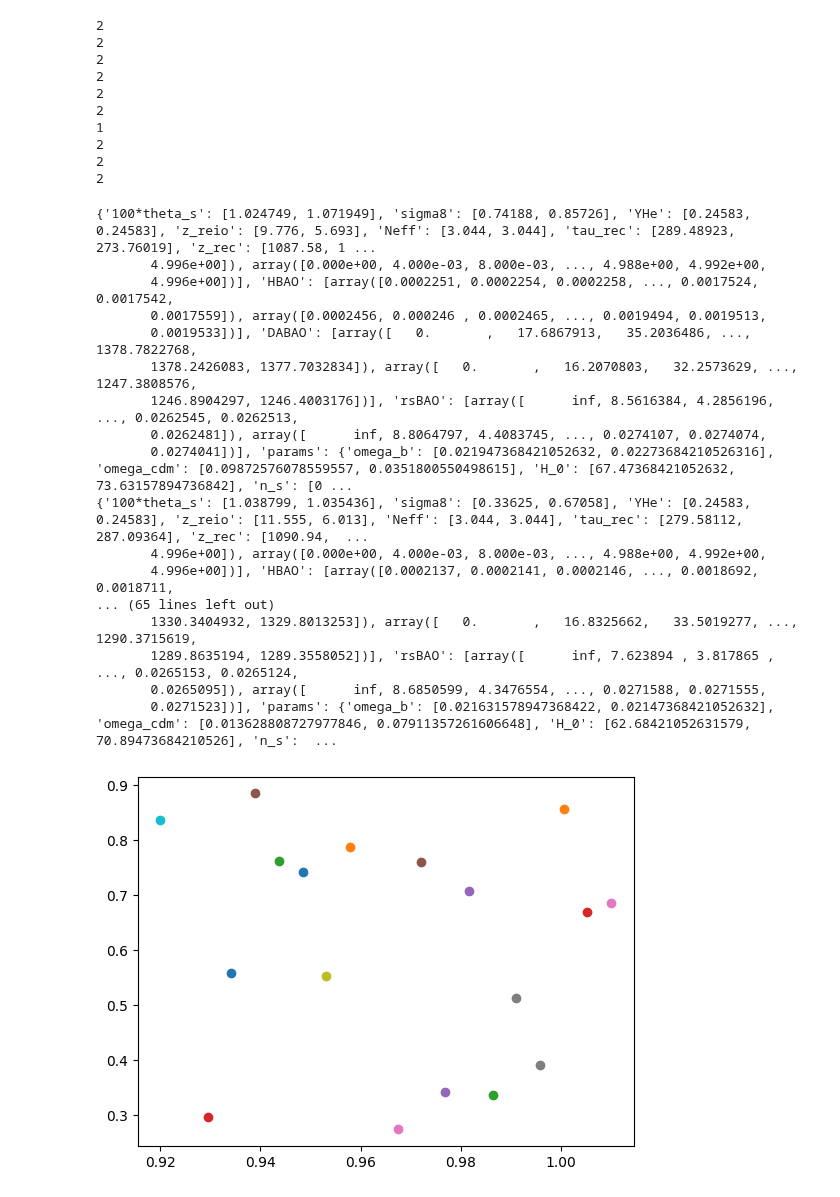
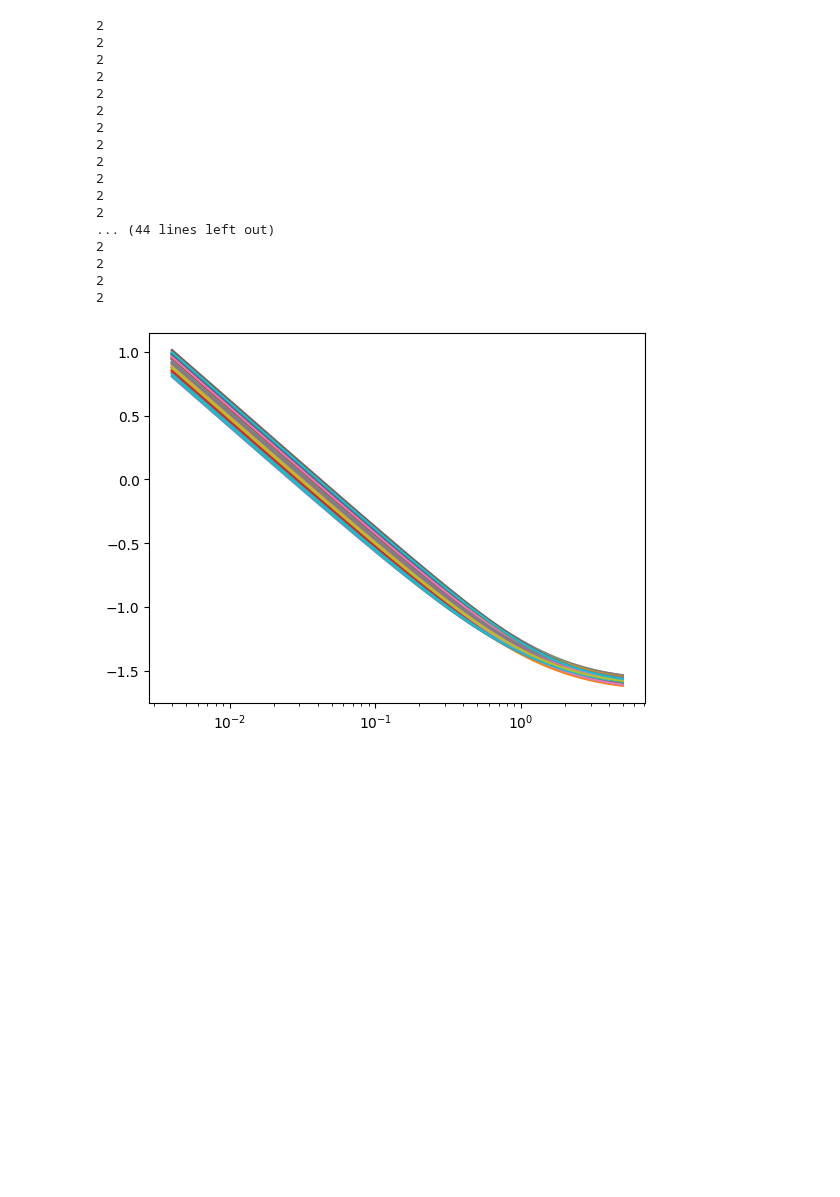
Before and after one commit to keirkwame/axionEmu, a Jupyter notebook: emulator_NN_derived_params_training.ipynb, the cells around one changed output. Cells and saved outputs as stored; diff of their text form; code cells hidden in the pictures; blank space fills up the shorter version.

```diff
--- a/emulator_NN_derived_params_training.ipynb
+++ b/emulator_NN_derived_params_training.ipynb
@@ -46,11 +46,11 @@ with tf.device('/device:GPU:0'):
 with tf.device('/device:GPU:0'):
     import pickle
     collection_list = []
-    num_pkl_files = 10 #Set this number to loop over all the .pkl files that you generated
+    num_pkl_files = 60 #Set this number to loop over all the .pkl files that you generated
     c_ell_name = 'sigma8' #C_tt' #Pick which C_ell you would like to emulate
 
     for i in np.linspace(0, num_pkl_files-1,num_pkl_files):
-        f = open('/home/keir/keir/data_derived_params_LH_ACT_DR6_TTTEEEPP_derived_20_axion_'+str(int(i))+'.pkl', 'rb') #C_ell
+        f = open('/home/keir/keir/data_derived_params_LH_ACT_DR6_TTTEEEPP_200k_axion_'+str(int(i))+'.pkl', 'rb') #C_ell
         collection = pickle.load(f)
         f.close()
         print(len(collection[c_ell_name]))
@@ -65,41 +65,31 @@ with tf.device('/device:GPU:0'):
 2
 2
 2
-1
 2
 2
 2
+2
+2
+2
+... (44 lines left out)
+2
+2
+2
+2
 # %%
 #for i in range(2):
 #    print(collection_list[i])
-for i in np.array([0,1,2,3,4,5,7,8,9]):
-    for j in range(2):
-        #plt.plot(collection_list[i]['zBAO'][j], collection_list[i]['rsBAO'][j]) #* 1.e+7 / (2. * 3.14)
-        plt.scatter(collection_list[i]['params']['n_s'][j], collection_list[i]['sigma8'][j])
-        #plt.plot(collection_list[i]['zBAO'][j], np.log10(collection_list[i]['DABAO'][j]))
-    print(collection_list[i]) #['HBAO'])
+for i in range(60):
+    for j in range(1):
+        #plt.plot(collection_list[i]['zBAO'][j], collection_list[i]['HBAO'][j]) #* 1.e+7 / (2. * 3.14)
+        #plt.scatter(collection_list[i]['params']['n_s'][j], collection_list[i]['sigma8'][j])
+        plt.plot(collection_list[i]['zBAO'][j], np.log10(collection_list[i]['rsBAO'][j]))
+    #print(collection_list[i]) #['HBAO'])
     #print(len(collection_list[i]['HBAO']))
-#plt.xscale('log')
+plt.xscale('log')
 #plt.yscale('log')
 # %% [output]
-{'100*theta_s': [1.024749, 1.071949], 'sigma8': [0.74188, 0.85726], 'YHe': [0.24583, 0.24583], 'z_reio': [9.776, 5.693], 'Neff': [3.044, 3.044], 'tau_rec': [289.48923, 273.76019], 'z_rec': [1087.58, 1 ...
-       4.996e+00]), array([0.000e+00, 4.000e-03, 8.000e-03, ..., 4.988e+00, 4.992e+00,
-       4.996e+00])], 'HBAO': [array([0.0002251, 0.0002254, 0.0002258, ..., 0.0017524, 0.0017542,
-       0.0017559]), array([0.0002456, 0.000246 , 0.0002465, ..., 0.0019494, 0.0019513,
-       0.0019533])], 'DABAO': [array([   0.       ,   17.6867913,   35.2036486, ..., 1378.7822768,
-       1378.2426083, 1377.7032834]), array([   0.       ,   16.2070803,   32.2573629, ..., 1247.3808576,
-       1246.8904297, 1246.4003176])], 'rsBAO': [array([      inf, 8.5616384, 4.2856196, ..., 0.0262545, 0.0262513,
-       0.0262481]), array([      inf, 8.8064797, 4.4083745, ..., 0.0274107, 0.0274074,
-       0.0274041])], 'params': {'omega_b': [0.021947368421052632, 0.02273684210526316], 'omega_cdm': [0.09872576078559557, 0.0351800550498615], 'H_0': [67.47368421052632, 73.63157894736842], 'n_s': [0 ...
-{'100*theta_s': [1.038799, 1.035436], 'sigma8': [0.33625, 0.67058], 'YHe': [0.24583, 0.24583], 'z_reio': [11.555, 6.013], 'Neff': [3.044, 3.044], 'tau_rec': [279.58112, 287.09364], 'z_rec': [1090.94,  ...
-       4.996e+00]), array([0.000e+00, 4.000e-03, 8.000e-03, ..., 4.988e+00, 4.992e+00,
-       4.996e+00])], 'HBAO': [array([0.0002137, 0.0002141, 0.0002146, ..., 0.0018692, 0.0018711,
-... (65 lines left out)
-       1330.3404932, 1329.8013253]), array([   0.       ,   16.8325662,   33.5019277, ..., 1290.3715619,
-       1289.8635194, 1289.3558052])], 'rsBAO': [array([      inf, 7.623894 , 3.817865 , ..., 0.0265153, 0.0265124,
-       0.0265095]), array([      inf, 8.6850599, 4.3476554, ..., 0.0271588, 0.0271555,
-       0.0271523])], 'params': {'omega_b': [0.021631578947368422, 0.02147368421052632], 'omega_cdm': [0.013628808727977846, 0.07911357261606648], 'H_0': [62.68421052631579, 70.89473684210526], 'n_s':  ...
-[figure, old version]
+[figure, new version]
 # %%
 #for i in range(2):
 #    print(collection_list[i])
```
Also changed, not shown: parts of 1 cell of this notebook, 7 other files.
